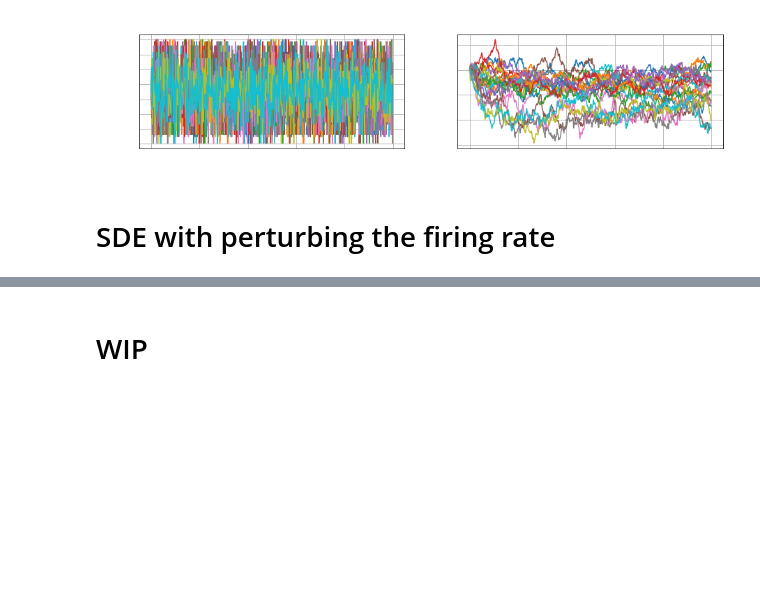
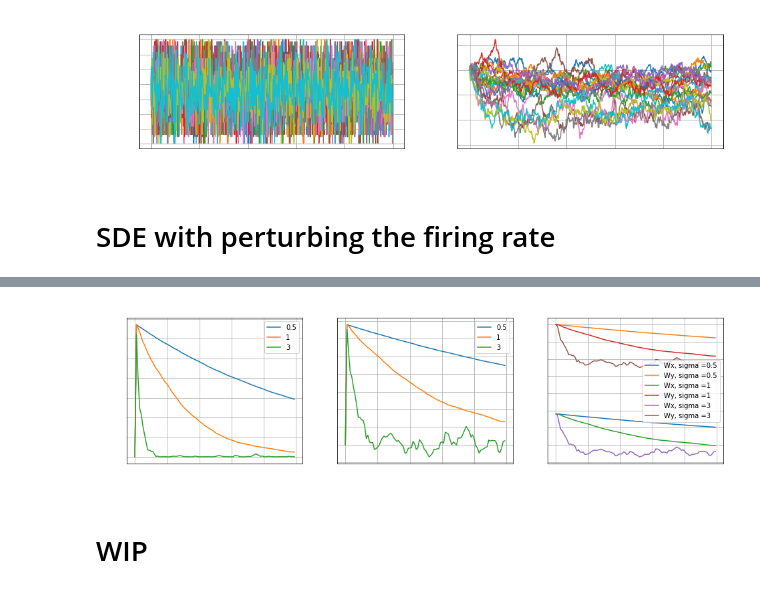
Before and after one commit to mmadduri/BMI_Model, a Jupyter notebook: Winter2020_Work.ipynb, the cells around one changed output, grey strips where cells are left out. Drawn from its saved outputs; the diff is of its cells as text; code cells hidden in the pictures; blank space fills up the shorter version.

Commit message:
Plots working with multiple rates, sigmas, N (distribution sizes); lambda also adapts

```diff
--- a/Winter2020_Work.ipynb
+++ b/Winter2020_Work.ipynb
@@ -191,7 +191,7 @@ import matplotlib.pyplot as plt
 ## Set some initial conditions here
 BASELINE = 5
 lambda_init = np.array([BASELINE, 0.4, 3])
-TARGET_VECTOR = [0, 0]
+TARGET_VECTOR = [1, 1]
 
 K_MATX = np.array([[0.5, 0.2]])
 A_VECT = TARGET_VECTOR - K_MATX*BASELINE
@@ -203,7 +203,11 @@ A_VECT = TARGET_VECTOR - K_MATX*BASELINE
 def calcNextLambda(lambda_vect, gamma, delta_perturb, targ_vect):
   # This is the vector to multiply the lambda update term with = [1 t_x t_y]'
   targ_vect_mult = np.insert(targ_vect.copy(), 0, 1)
-  return lambda_vect - (gamma*delta_perturb*targ_vect_mult)
+  next_term = (gamma*delta_perturb*targ_vect_mult)
+  # print("next term = " + str(next_term))
+  lambda_vect_new = lambda_vect.copy() - (next_term)
+  # print("lambda new = " + str(lambda_vect_new))
+  return lambda_vect_new
 
 ## lambda, t --> f
 def brainFiringRate(lambda_vect, targ_vect):
@@ -277,11 +281,10 @@ def gradDesc_fr(fr_init, lambda_init, targ_vect, learn_rate, numIter, sigma_list
   # Load display stuff
   figsize = (fig_x , fig_y)
   plt.figure(figsize=figsize)
-  ax1 = plt.subplot(2,2,1); ax1.grid('on')
-  ax2 = plt.subplot(2,2,2); ax2.grid('on')
-  ax3 = plt.subplot(2,2,3); ax3.grid('on')
-  ax4 = plt.subplot(2,2,4); ax4.grid('on')
-  runs_num = 20
+  ax1 = plt.subplot(1,3,1); ax1.grid('on')
+  ax2 = plt.subplot(1,3,2); ax2.grid('on')
+  ax3 = plt.subplot(1,3,3); ax3.grid('on')
+  runs_num = 1
 
   fr_final = np.zeros(runs_num)
   re_final = np.zeros(runs_num)
@@ -313,6 +316,7 @@ def gradDesc_fr(fr_init, lambda_init, targ_vect, learn_rate, numIter, sigma_list
         # (1) lambda+ = lambda - learn_rate*grad_error
         lambda_next = calcNextLambda(lambda_vect[:, iT], learn_rate, grad_new[iT], targ_vect)
         lambda_vect[:, iT+1] = lambda_next
+        # print("grad = " + str(grad_new[iT]))
         # print('lambda = ' + str(lambda_next))
 
 
@@ -329,58 +333,61 @@ def gradDesc_fr(fr_init, lambda_init, targ_vect, learn_rate, numIter, sigma_list
 
         ## calculate the next error descent term
         grad_new[iT+1] = findErrorGrad_fr(fr_next, sigma, delta, targ_vect, dist_samp)
+
       fr_final[iR] = fr_next
       re_final[iR] = err_next
-      ax1.plot(range(numIter), err_vect, label = 'RE')
-      ax2.plot(range(numIter), fr_vect, label = 'FR')
-      ax3.plot(range(numIter), lambda_vect[0, :], label = 'b')
-      ax3.plot(range(numIter), lambda_vect[1, :], label = 'Wx')
-      ax3.plot(range(numIter), lambda_vect[2, :], label = 'Wy')
-      # ax4.plot(fr_final)
-      # ax4.plot(re_final)
-      # print("final run values:")
-      # print("reach error = " + str(err_next) + " firing rate = " + str(fr_next) + "lambda =" + str(lambda_next))
+      ax1.plot(range(numIter), err_vect, label=sigma)
+      ax2.plot(range(numIter), fr_vect, label=sigma)
+      # ax3.plot(range(numIter), lambda_vect[0, :], label = 'b')
+      ax3.plot(range(numIter), lambda_vect[1, :], label = 'Wx, sigma =' + str(sigma))
+      ax3.plot(range(numIter), lambda_vect[2, :], label = 'Wy, sigma =' + str(sigma))
 
 
-  # Draw results
-  # ax1.plot(range(it_num),c_new)
-  ax1.set_ylabel('$RE$', color='white')
-  ax1.set_xlabel('iteration', color='white')
-  ax1.tick_params(axis='x', colors='white')
-  ax1.tick_params(axis='y', colors='white')
-  ax1.set_title('RE' + ' N = ' + str(dist_samp) + ' sigma = ' + str(sigma), color='white')
+    # Draw results
+    # ax1.plot(range(it_num),c_new)
+    ax1.set_ylabel('$RE$', color='white')
+    ax1.set_xlabel('iteration', color='white')
+    ax1.tick_params(axis='x', colors='white')
+    ax1.tick_params(axis='y', colors='white')
+    ax1.set_title('RE' + ' N = ' + str(dist_samp) + ' Rate = ' + str(learn_rate), color='white')
+    ax1.legend()
 
-  # ax2.plot(range(it_num),u_new)
-  ax2.set_ylabel('$FR$', color='white')
-  ax2.set_xlabel('iteration', color='white')
-  ax2.tick_params(axis='x', colors='white')
-  ax2.tick_params(axis='y', colors='white')
-  ax2.set_title('FR', color='white')
+    # ax2.plot(range(it_num),u_new)
+    ax2.set_ylabel('$FR$', color='white')
+    ax2.set_xlabel('iteration', color='white')
+    ax2.tick_params(axis='x', colors='white')
+    ax2.tick_params(axis='y', colors='white')
+    ax2.set_title('FR', color='white')
+    ax2.legend()
 
-  ax3.set_ylabel('$lambda$', color='white')
-  ax3.set_xlabel('iteration', color='white')
-  ax3.tick_params(axis='x', colors='white')
-  ax3.tick_params(axis='y', colors='white')
-  ax3.set_title('Lambda', color='white')
+
+    ax3.set_ylabel('$lambda$', color='white')
+    ax3.set_xlabel('iteration', color='white')
+    ax3.tick_params(axis='x', colors='white')
+    ax3.tick_params(axis='y', colors='white')
+    ax3.set_title('Lambda', color='white')
+    ax3.legend()
+
 
 ########
 # # Set initial conditions
-rate = 1e-4
+rate_list = [5e-3, 1e-2]
 fr_init = [BASELINE]
-numIter = 50
-fig_x = 15
-fig_y = 8
+numIter = 100
+fig_x = 16
+fig_y = 4
 
-sigma_list = [3]
+sigma_list = [0.5, 1, 3]
 delta = 1
 dist_samp_list = [100]
+for rate in rate_list:
+  for dist_samp in dist_samp_list:
+    gradDesc_fr(fr_init, lambda_init, TARGET_VECTOR, rate, numIter, sigma_list, delta, dist_samp)
+
+# ########
+# NEW_BL = 4.7
+# A_VECT = TARGET_VECTOR - K_MATX*NEW_BL
+# numIter = 100
 # for dist_samp in dist_samp_list:
 #   gradDesc_fr(fr_init, lambda_init, TARGET_VECTOR, rate, numIter, sigma_list, delta, dist_samp)
-
-########
-NEW_BL = 4.7
-A_VECT = TARGET_VECTOR - K_MATX*NEW_BL
-numIter = 1000
-for dist_samp in dist_samp_list:
-  gradDesc_fr(fr_ini t, lambda_init, TARGET_VECTOR, rate, numIter, sigma_list, delta, dist_samp)
 # %% [output]
@@ -388,3 +395,4 @@ for dist_samp in dist_samp_list:
+[figure, added]
 # %% [markdown]
 # WIP
 # %%
```
Also changed, not shown: parts of 1 cell of this notebook.
